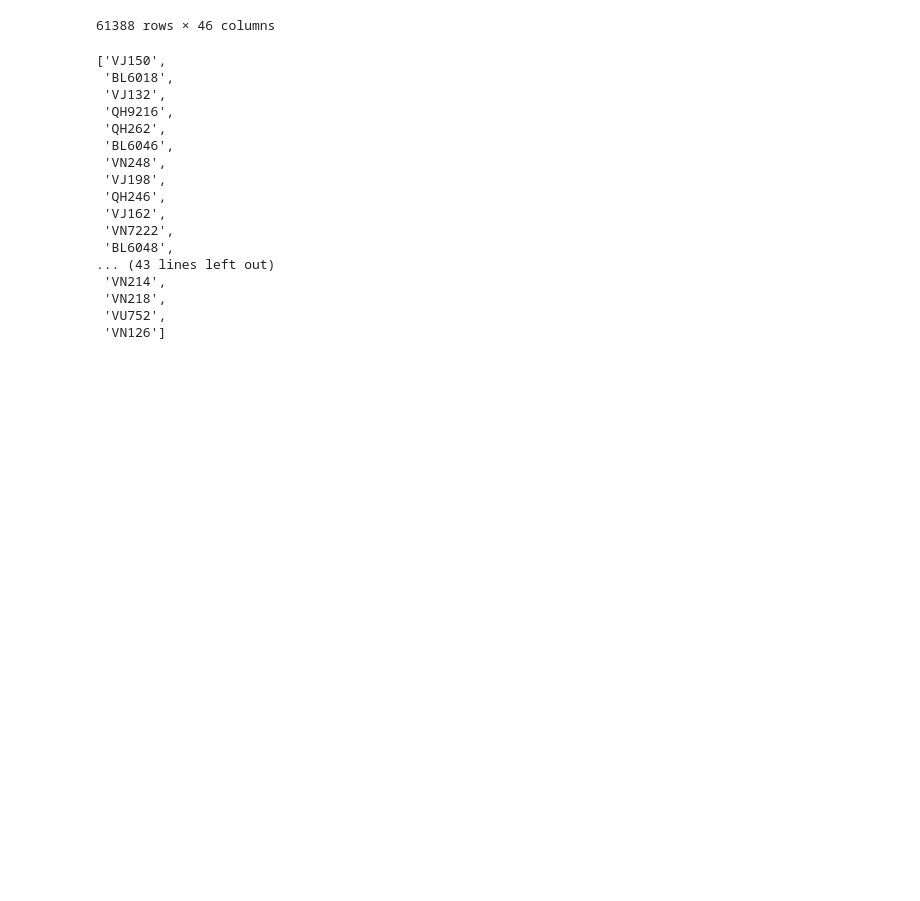
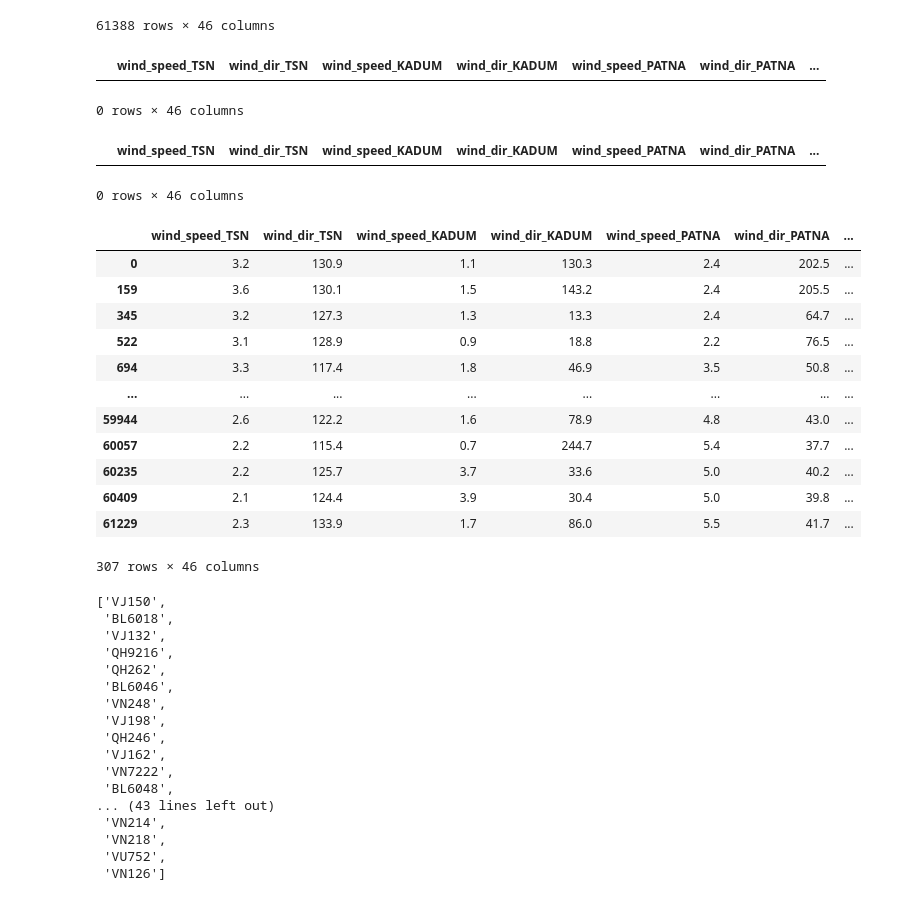
Before and after one commit to AnVuTrong/flight_prediction, a Jupyter notebook: notebook/eda.ipynb, the cells around one changed output. Drawn from its saved outputs; the diff is of its cells as text; code cells hidden in the pictures; blank space fills up the shorter version.

```diff
--- a/notebook/eda.ipynb
+++ b/notebook/eda.ipynb
@@ -20,6 +20,32 @@ raw
 | 61386 | 1.9 | 137.2 | 1.8 | 42.2 | 5.3 | 37.8 | ... |
 | 61387 | 1.9 | 137.3 | 1.8 | 41.9 | 5.3 | 37.7 | ... |
 61388 rows × 46 columns
+# %%
+raw[raw['Ac_feet']<=0]
+# %% [output]
+|  | wind_speed_TSN | wind_dir_TSN | wind_speed_KADUM | wind_dir_KADUM | wind_speed_PATNA | wind_dir_PATNA | ... |
+0 rows × 46 columns
+# %%
+raw[raw['Ac_kts']<=0]
+# %% [output]
+|  | wind_speed_TSN | wind_dir_TSN | wind_speed_KADUM | wind_dir_KADUM | wind_speed_PATNA | wind_dir_PATNA | ... |
+0 rows × 46 columns
+# %%
+raw[raw['Time_step']<=10]
+# %% [output]
+|  | wind_speed_TSN | wind_dir_TSN | wind_speed_KADUM | wind_dir_KADUM | wind_speed_PATNA | wind_dir_PATNA | ... |
+| 0 | 3.2 | 130.9 | 1.1 | 130.3 | 2.4 | 202.5 | ... |
+| 159 | 3.6 | 130.1 | 1.5 | 143.2 | 2.4 | 205.5 | ... |
+| 345 | 3.2 | 127.3 | 1.3 | 13.3 | 2.4 | 64.7 | ... |
+| 522 | 3.1 | 128.9 | 0.9 | 18.8 | 2.2 | 76.5 | ... |
+| 694 | 3.3 | 117.4 | 1.8 | 46.9 | 3.5 | 50.8 | ... |
+| ... | ... | ... | ... | ... | ... | ... | ... |
+| 59944 | 2.6 | 122.2 | 1.6 | 78.9 | 4.8 | 43.0 | ... |
+| 60057 | 2.2 | 115.4 | 0.7 | 244.7 | 5.4 | 37.7 | ... |
+| 60235 | 2.2 | 125.7 | 3.7 | 33.6 | 5.0 | 40.2 | ... |
+| 60409 | 2.1 | 124.4 | 3.9 | 30.4 | 5.0 | 39.8 | ... |
+| 61229 | 2.3 | 133.9 | 1.7 | 86.0 | 5.5 | 41.7 | ... |
+307 rows × 46 columns
 # %%
 lst_flight = raw['Ac_code'].unique().tolist()
 lst_flight
```
Also changed, not shown: 4 other files.
